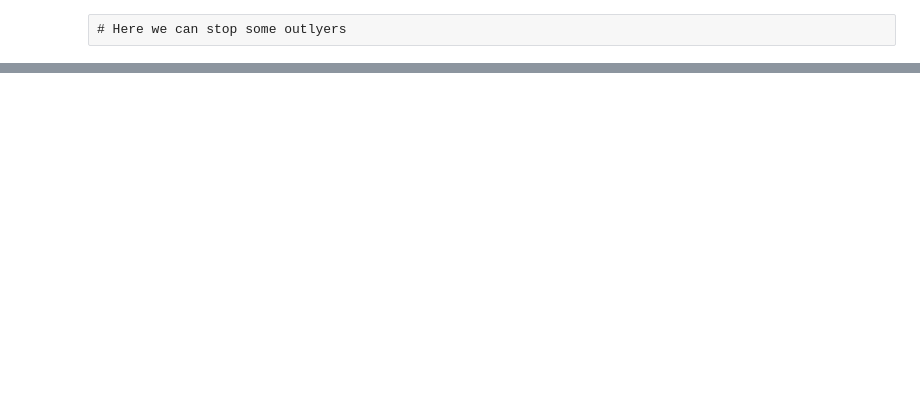
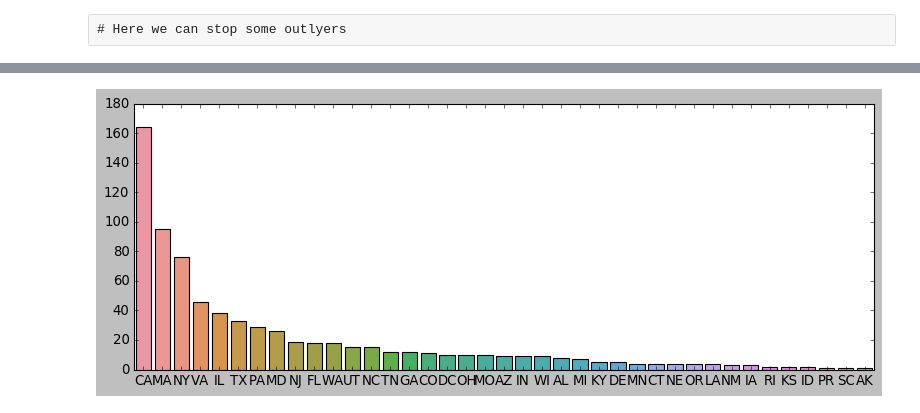
Before and after one commit to EnriqueSPR/ds_salary_project, a Jupyter notebook: Project Ken.ipynb, the cells around one changed output, grey strips where cells are left out. Saved outputs shown, nothing was run; the diff lists cells and outputs as text; code cells hidden in the pictures; blank space fills up the shorter version.

```diff
--- a/Project Ken.ipynb
+++ b/Project Ken.ipynb
@@ -445,7 +429,10 @@ g = g.map(plt.hist, "salary_min",bins=15, color="b")
 # %%
 numerics = ['int16', 'int32', 'int64', 'float16', 'float32', 'float64']
-
+boolean = ['bool']
+categorical = ['object']
 numeric_df = df2.select_dtypes(include=numerics)
+boolean_df = df2.select_dtypes(include=boolean)
+categorical_df = df2.select_dtypes(include=categorical)
 # %%
 numeric_df.hist(color="b")
 plt.tight_layout()
@@ -482,0 +481,11 @@ plt.savefig("corr_plot.png", dpi=400)
+# %%
+x=categorical_df["state"].value_counts().index
+y=categorical_df["state"].value_counts().values
+# %%
+plt.style.use("classic")
+fig, ax = plt.subplots(1, figsize=(10, 4))
+sns.barplot(x,y)
+plt.tight_layout()
+plt.show()
+# %% [output]
+[figure, added]
```
Also changed, not shown: parts of 22 cells of this notebook, 1 other file.
